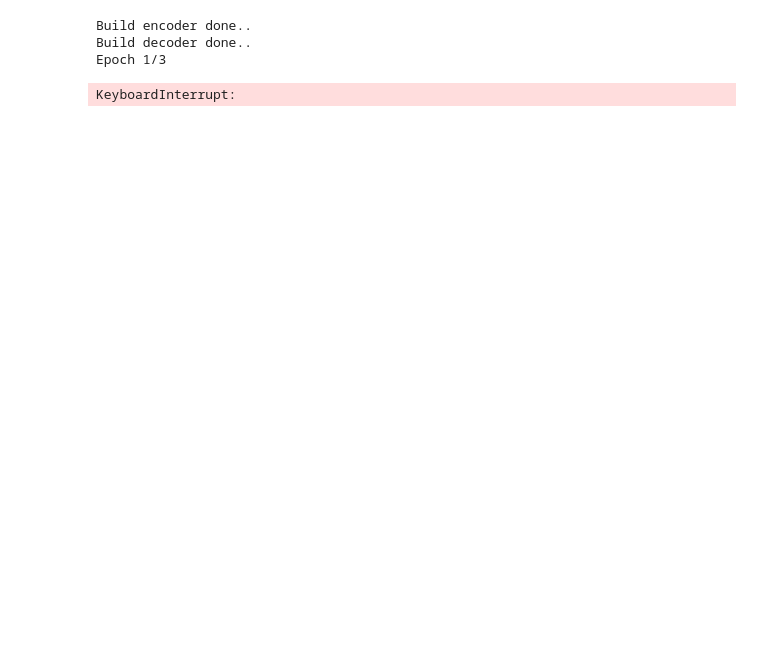
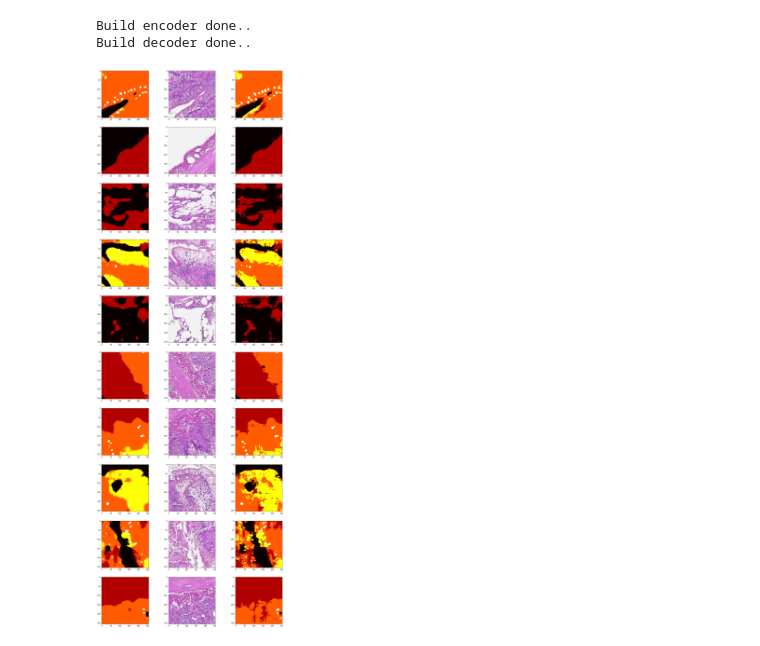
Before and after one commit to Jondeen/VipsML, a Jupyter notebook: vips_keras.ipynb, the cells around one changed output. Cells and saved outputs as stored; diff of their text form; code cells hidden in the pictures; blank space fills up the shorter version.

```diff
--- a/vips_keras.ipynb
+++ b/vips_keras.ipynb
@@ -1,11 +1,15 @@
 # %%
 size=256
 overl=0.5
-epochs=3
-modelname="model3_256"
-batchsize=10
-training=True
+epochs=1
+modelname="model3_256_revamped"
+batchsize=20
+learning_rate = (10**(-4))*1.5
+training=False
+resume_training=True
 base='/mnt/z9-slide-storage/VipsML'
+origs=[base+'/00-orig.tif']
+masks=[base+'/00-mask.tif']
 # %%
 
 from keras.utils import Sequence
@@ -433,48 +192,64 @@ def segnet(
 # %%
 
-#from keras.optimizers import SGD
-#INIT_LR = (10**(-3))*1.5
-#opt = SGD(lr=INIT_LR, decay=INIT_LR / EPOCHS)
+from matplotlib import pyplot as plt
+import numpy as np
+from random import choice, shuffle
+from models import segnet
 
-s=MultiSegNetImage([base+'/00-orig.tif'],masks=[base+'/test2.tiff'],frame=size,overlay=overl,batchSize=batchsize)
+from keras.optimizers import SGD
+opt = SGD(lr=learning_rate, decay=learning_rate / epochs)
+
+s=MultiSegNetImage(origs,masks=masks,frame=size,overlay=overl,batchSize=batchsize)
 
 model=segnet(
         s.getShape(),
         5,
         kernel=3,
         pool_size=(2, 2))
 
 if training:
 
-    model.compile(loss="categorical_crossentropy", optimizer='sgd',
+    model.compile(loss="categorical_crossentropy", optimizer=opt,
         metrics=["categorical_accuracy"])
+
+    if resume_training:
+        model.load_weights(base+"/" +modelname)
 
     H = model.fit_generator(s,epochs=epochs)
     model.save(base+"/" + modelname)
 
 if not training:
+
     model.load_weights(base+"/" +modelname)
-    from matplotlib import pyplot as plt
-    import numpy as np
-    from random import shuffle
 
-    plt.figure(figsize = (50,20))
-    rs=list(range(len(s)))
-    shuffle(rs)
-    si=20
-    f, axarr = plt.subplots(si,3,figsize=(20,100))
+    n_controls=10
 
-    for i in range(si):
-      dta2=model.predict(asarray([s.images[0].getSingleItem(rs[i])]))
-      dta2=squeeze(dta2,axis=0)
-      dta2=dta2.reshape((size,size,5))
+    rs=list(range(s.images[0].total_frames))
+    f, axarr = plt.subplots(n_controls,3,figsize=(20,6*n_controls))
+    n=0
 
-      axarr[i][0].imshow(np.argmax(dta2,axis=2),vmax=4,cmap='hot')
+    test_ids=[]
+    test_images=[]
 
-      axarr[i][1].imshow(s.images[0].getSingleItem(rs[i]))
-      axarr[i][2].imshow(np.argmax(s.images[0].getMask(rs[i]),axis=2),vmax=4,cmap='hot')
+    while n < n_controls:
+        i=choice(rs)
+
+        orig=s.images[0].getSingleItem(i)
+
+        if orig.mean() > 230:
+            continue
+        test_ids += [i]
+        test_images += [orig]
+        n+=1
+
+    predictions=model.predict(asarray(test_images))
+
+    for n,i in enumerate(test_ids):
+        predicted=predictions[n].reshape((size,size,5))
+        axarr[n][0].imshow(np.argmax(predicted,axis=2),vmax=4,vmin=0,cmap='hot')
+        axarr[n][1].imshow(test_images[n])
+        axarr[n][2].imshow(np.argmax(s.images[0].getMask(i),axis=2),vmax=4,vmin=0,cmap='hot')
 # %% [output]
 Build encoder done..
 Build decoder done..
-Epoch 1/3
-KeyboardInterrupt:
+[figure, added]
```
Also changed, not shown: parts of 1 cell of this notebook, 4 other files.
